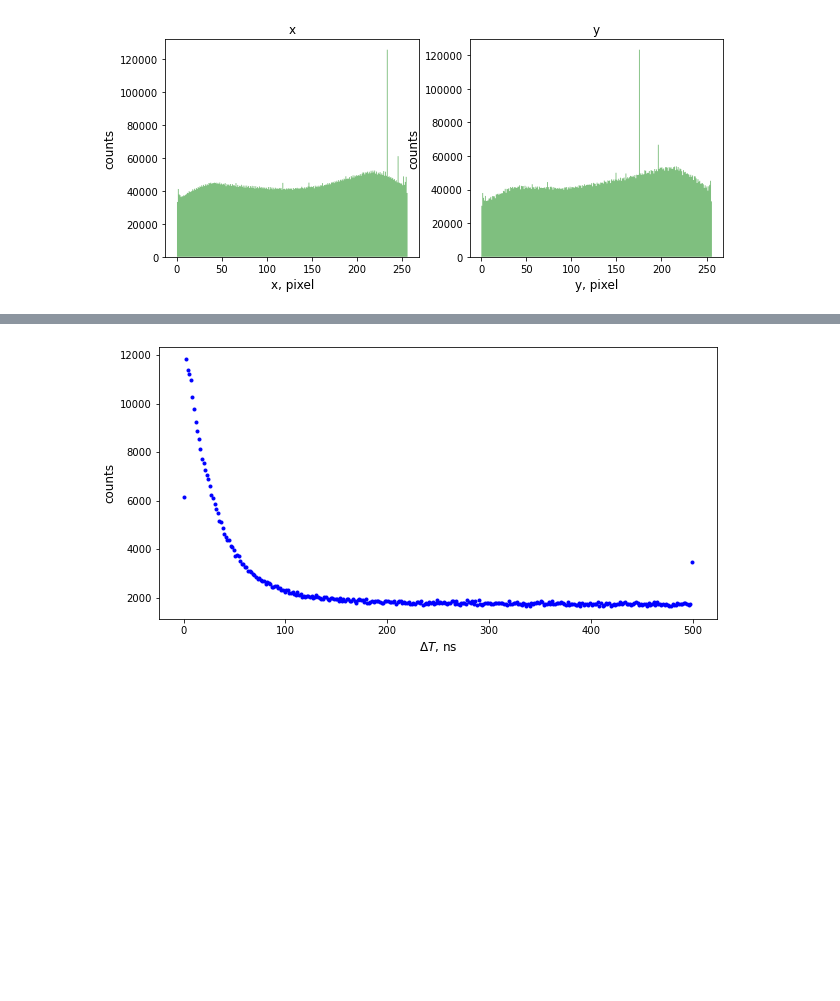
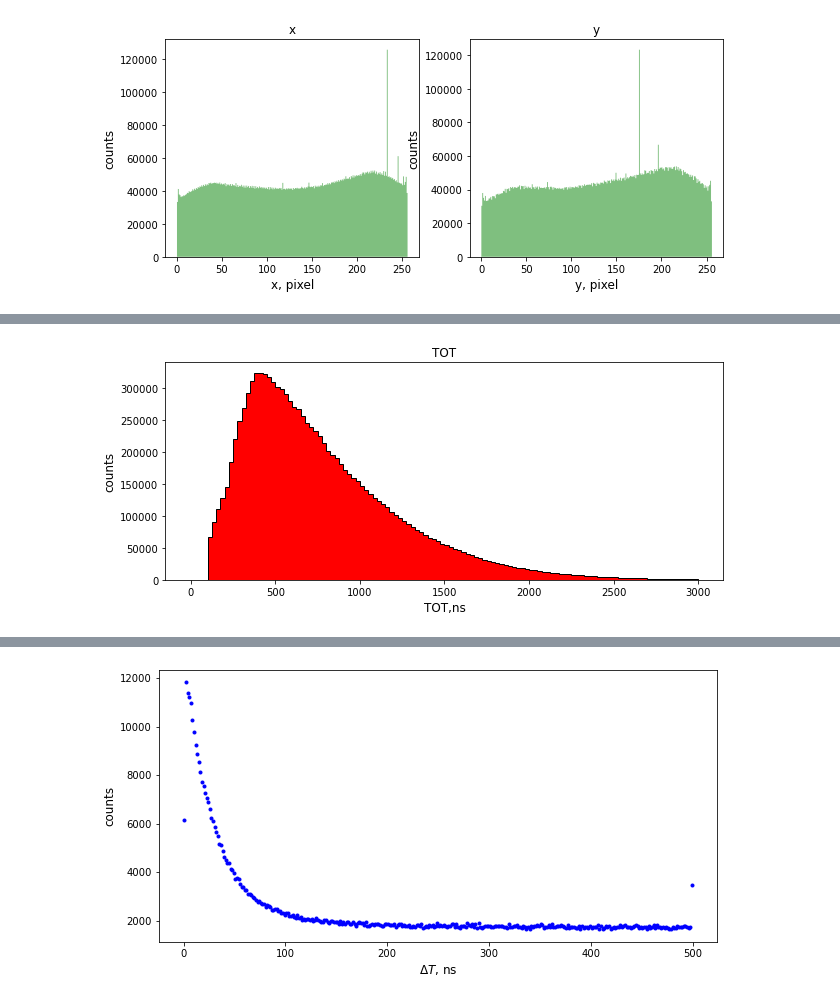
Before and after one commit to rmahon27/Afterpulsing-Analysis, a Jupyter notebook: AP_analysis.ipynb, the cells around one changed output, grey strips where cells are left out. Saved outputs shown, nothing was run; the diff lists cells and outputs as text; code cells hidden in the pictures; blank space fills up the shorter version.

```diff
--- a/AP_analysis.ipynb
+++ b/AP_analysis.ipynb
@@ -52,3 +56,5 @@ results.select_area()
 # %%
-#results.get_new_a_hist(3000)
+results.get_new_a_hist(3000)
+# %% [output]
+[figure, added]
 # %%
```
Also changed, not shown: parts of 8 cells of this notebook.
